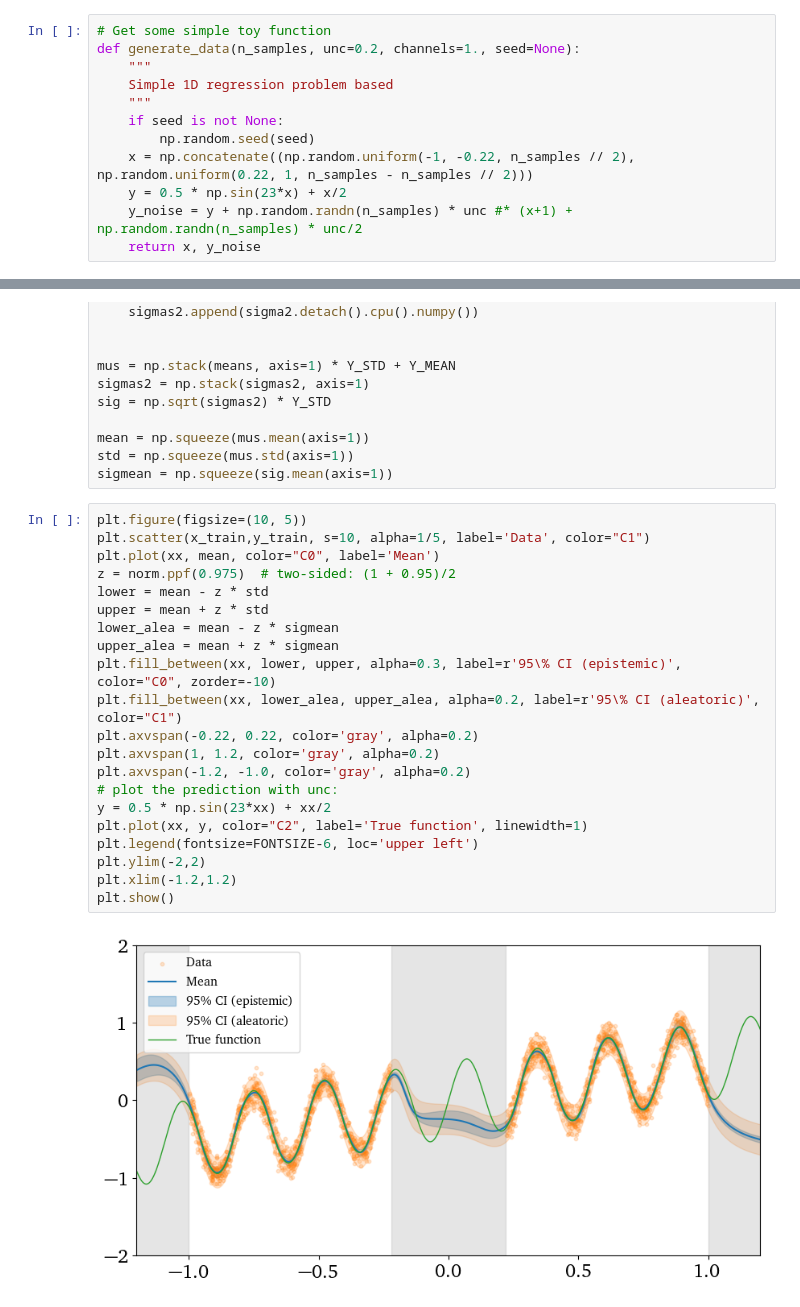
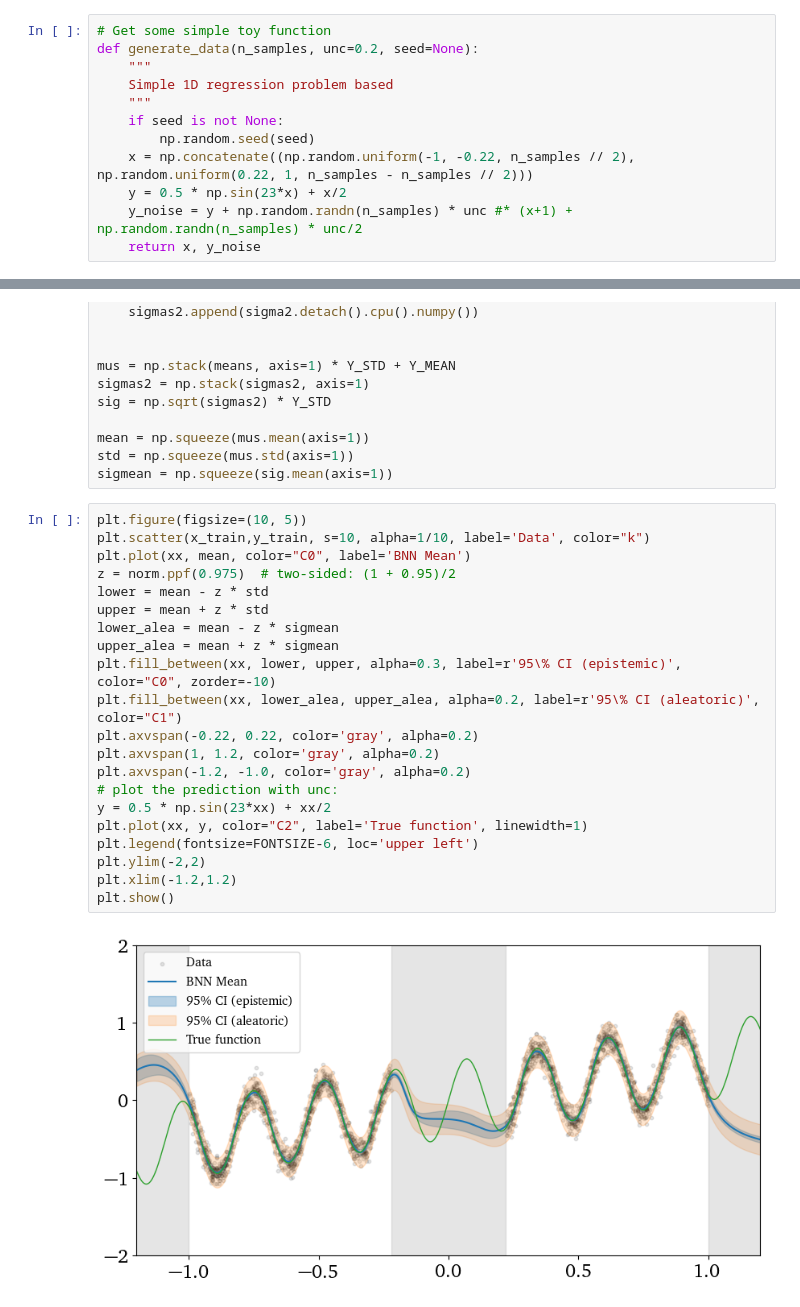
Before and after one commit to ramonpeter/UQveraiphy, a Jupyter notebook: bnn_toy.ipynb, the cells around one changed output, grey strips where cells are left out. Saved outputs shown, nothing was run; the diff lists cells and outputs as text.

```diff
--- a/bnn_toy.ipynb
+++ b/bnn_toy.ipynb
@@ -38,7 +38,7 @@ plt.rc("axes", titlesize="medium")
 colors = [f"C{i}" for i in range(5)]
 # %%
 # Get some simple toy function
-def generate_data(n_samples, unc=0.2, channels=1., seed=None):
+def generate_data(n_samples, unc=0.2, seed=None):
     """
     Simple 1D regression problem based
     """
@@ -310,24 +310,24 @@ std = np.squeeze(mus.std(axis=1))
 sigmean = np.squeeze(sig.mean(axis=1))
 # %%
 plt.figure(figsize=(10, 5))
-plt.scatter(x_train,y_train, s=10, alpha=1/5, label='Data', color="C1")
-plt.plot(xx, mean, color="C0", label='Mean')
+plt.scatter(x_train,y_train, s=10, alpha=1/10, label='Data', color="k")
+plt.plot(xx, mean, color="C0", label='BNN Mean')
 z = norm.ppf(0.975)  # two-sided: (1 + 0.95)/2
 lower = mean - z * std
 upper = mean + z * std
 lower_alea = mean - z * sigmean
 upper_alea = mean + z * sigmean
 plt.fill_between(xx, lower, upper, alpha=0.3, label=r'95\% CI (epistemic)', color="C0", zorder=-10)
 plt.fill_between(xx, lower_alea, upper_alea, alpha=0.2, label=r'95\% CI (aleatoric)', color="C1")
 plt.axvspan(-0.22, 0.22, color='gray', alpha=0.2)
 plt.axvspan(1, 1.2, color='gray', alpha=0.2)
 plt.axvspan(-1.2, -1.0, color='gray', alpha=0.2)
 # plot the prediction with unc:
 y = 0.5 * np.sin(23*xx) + xx/2
 plt.plot(xx, y, color="C2", label='True function', linewidth=1)
 plt.legend(fontsize=FONTSIZE-6, loc='upper left')
 plt.ylim(-2,2)
 plt.xlim(-1.2,1.2)
 plt.show()
 # %% [output]
-[figure, old version]
+[figure, new version]
```
Also changed, not shown: 2 other files.
